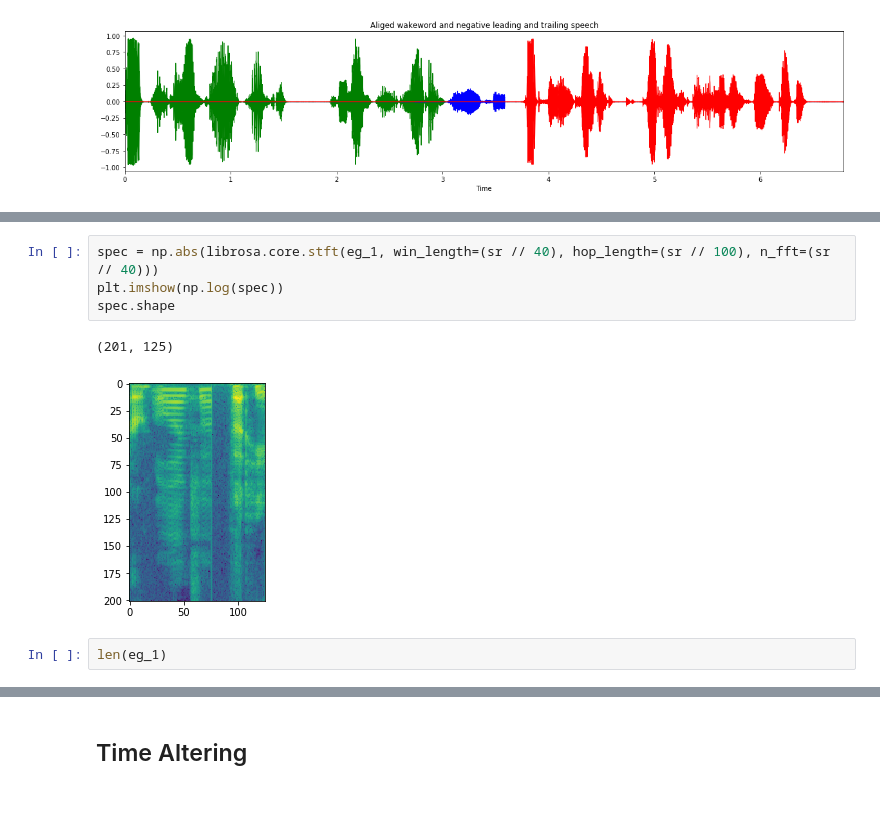
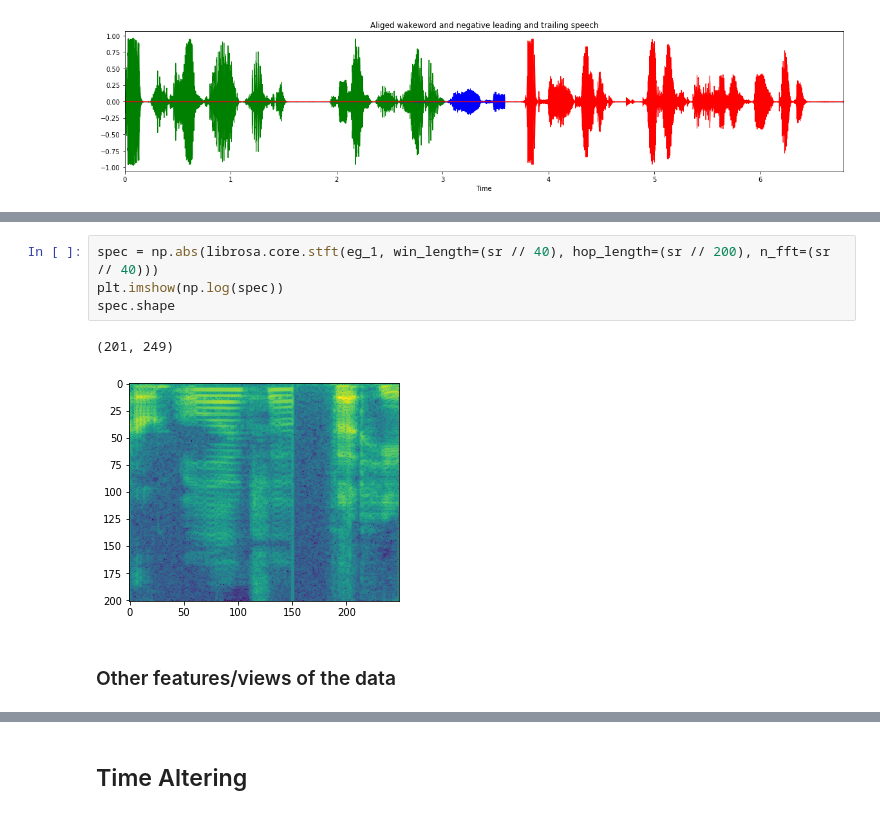
Before and after one commit to ilyakava/py3fst, a Jupyter notebook: data_augment.ipynb, the cells around one changed output, grey strips where cells are left out. Cells and saved outputs as stored; diff of their text form.

Commit message:
Misc visualizations

```diff
--- a/data_augment.ipynb
+++ b/data_augment.ipynb
@@ -239,11 +240,11 @@ ipd.Audio(eg_1, rate=sr)
 0.15
 [interactive output not drawn]
 # %%
-spec = np.abs(librosa.core.stft(eg_1, win_length=(sr // 40), hop_length=(sr // 100), n_fft=(sr // 40)))
+spec = np.abs(librosa.core.stft(eg_1, win_length=(sr // 40), hop_length=(sr // 200), n_fft=(sr // 40)))
 plt.imshow(np.log(spec))
 spec.shape
 # %% [output]
-(201, 125)
+(201, 249)
-[figure, old version]
+[figure, new version]
-# %%
-len(eg_1)
+# %% [markdown]
+### Other features/views of the data
```
Also changed, not shown: parts of 12 cells of this notebook.
